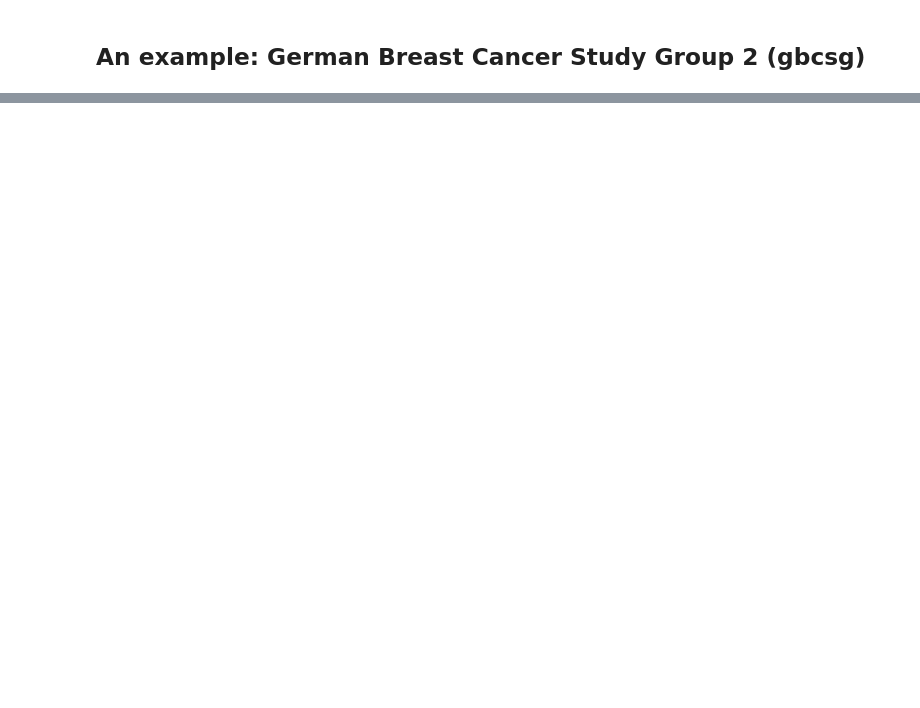
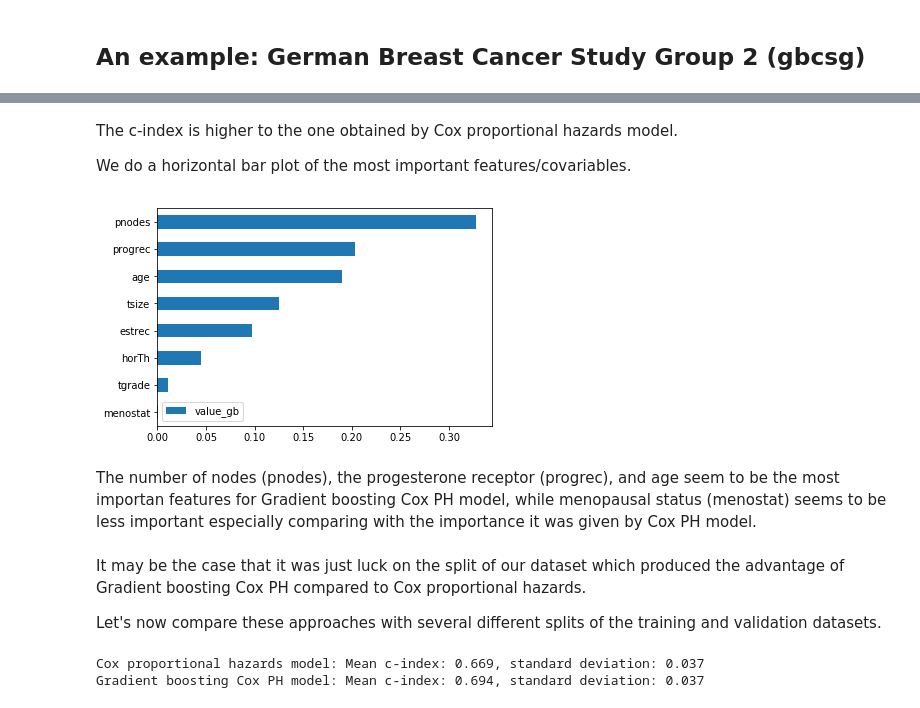
Before and after one commit to alonsosilvaallende/Survival_Analysis, a Jupyter notebook: Cox_PH_vs_Gradient_Boosting_Cox_PH_a_practical_guide.ipynb, the cells around one changed output, grey strips where cells are left out. Saved outputs shown, nothing was run; the diff lists cells and outputs as text; code cells hidden in the pictures; blank space fills up the shorter version.

```diff
--- a/Cox_PH_vs_Gradient_Boosting_Cox_PH_a_practical_guide.ipynb
+++ b/Cox_PH_vs_Gradient_Boosting_Cox_PH_a_practical_guide.ipynb
@@ -357,0 +275,20 @@ plt.show()
+# %% [markdown]
+The c-index is higher to the one obtained by Cox proportional hazards model.
+
+We do a horizontal bar plot of the most important features/covariables.
+# %%
+# feature importance
+fi_gb = gb.feature_importances_
+rfi_gb =  np.abs(fi_gb)/np.sum(np.abs(fi_gb))
+lab = X_trn.columns
+df_fi_gb = pd.DataFrame({'lab_gb': lab, 'value_gb': rfi_gb}, index=lab)
+df_fi_gb = df_fi_gb.sort_values(by='value_gb', ascending=True)
+df_fi_gb.plot.barh(y='value_gb');
+# %% [output]
+[figure, added]
+# %% [markdown]
+The number of nodes (pnodes), the progesterone receptor (progrec), and age seem to be the most importan features for Gradient boosting Cox PH model, while menopausal status (menostat) seems to be less important especially comparing with the importance it was given by Cox PH model.
+# %% [markdown]
+It may be the case that it was just luck on the split of our dataset which produced the advantage of Gradient boosting Cox PH compared to Cox proportional hazards.
+
+Let's now compare these approaches with several different splits of the training and validation datasets.
@@ -357,0 +315,6 @@ plt.show()
+# %%
+print(f'Cox proportional hazards model: Mean c-index: {np.mean(cox_scores):.3f}, standard deviation: {np.std(cox_scores):.3f}')
+print(f'Gradient boosting Cox PH model: Mean c-index: {np.mean(gb_scores):.3f}, standard deviation: {np.std(cox_scores):.3f}')
+# %% [output]
+Cox proportional hazards model: Mean c-index: 0.669, standard deviation: 0.037
+Gradient boosting Cox PH model: Mean c-index: 0.694, standard deviation: 0.037
```
Also changed, not shown: parts of 94 cells of this notebook.
